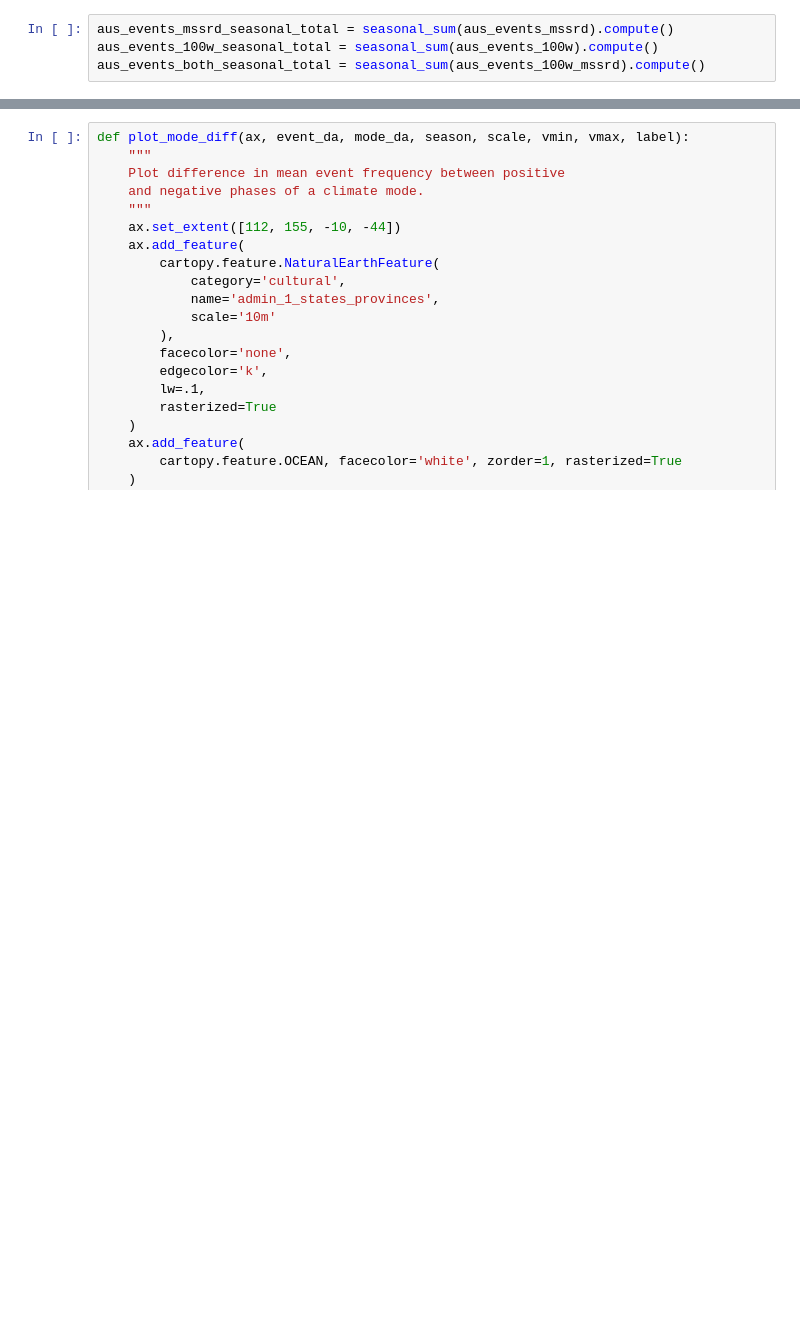
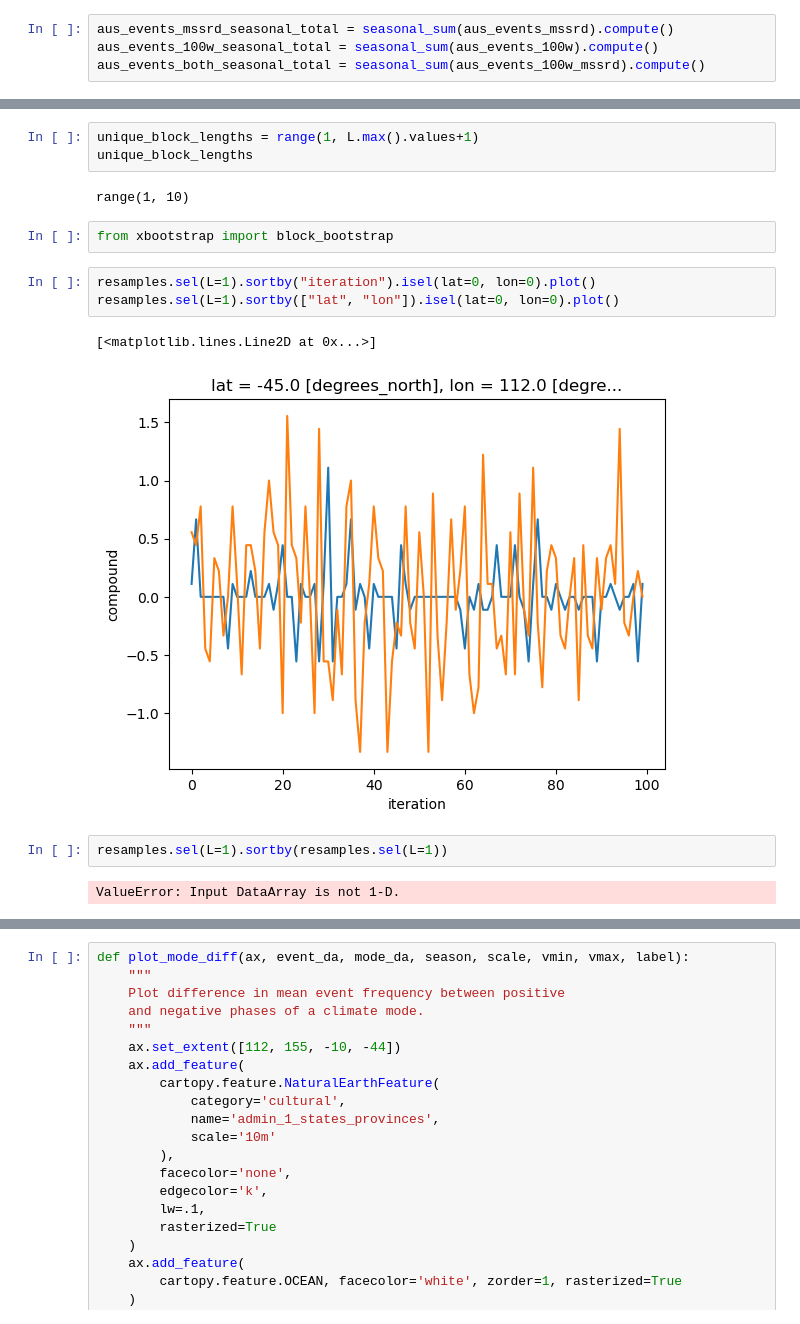
Before and after one commit to dougrichardson/Richardson_2023_energy, a Jupyter notebook: 2_drivers.ipynb, the cells around one changed output, grey strips where cells are left out. Saved outputs shown, nothing was run; the diff lists cells and outputs as text; blank space fills up the shorter version.

Commit message:
Started implementing bootstrap

```diff
--- a/2_drivers.ipynb
+++ b/2_drivers.ipynb
@@ -1108,0 +1202,17 @@ aus_events_both_seasonal_total = seasonal_sum(aus_events_100w_mssrd).compute()
+# %%
+unique_block_lengths = range(1, L.max().values+1)
+unique_block_lengths
+# %% [output]
+range(1, 10)
+# %%
+from xbootstrap import block_bootstrap
+# %%
+resamples.sel(L=1).sortby("iteration").isel(lat=0, lon=0).plot()
+resamples.sel(L=1).sortby(["lat", "lon"]).isel(lat=0, lon=0).plot()
+# %% [output]
+[<matplotlib.lines.Line2D at 0x...>]
+[figure, added]
+# %%
+resamples.sel(L=1).sortby(resamples.sel(L=1))
+# %% [output]
+ValueError: Input DataArray is not 1-D.
```
Also changed, not shown: parts of 17 cells of this notebook.
